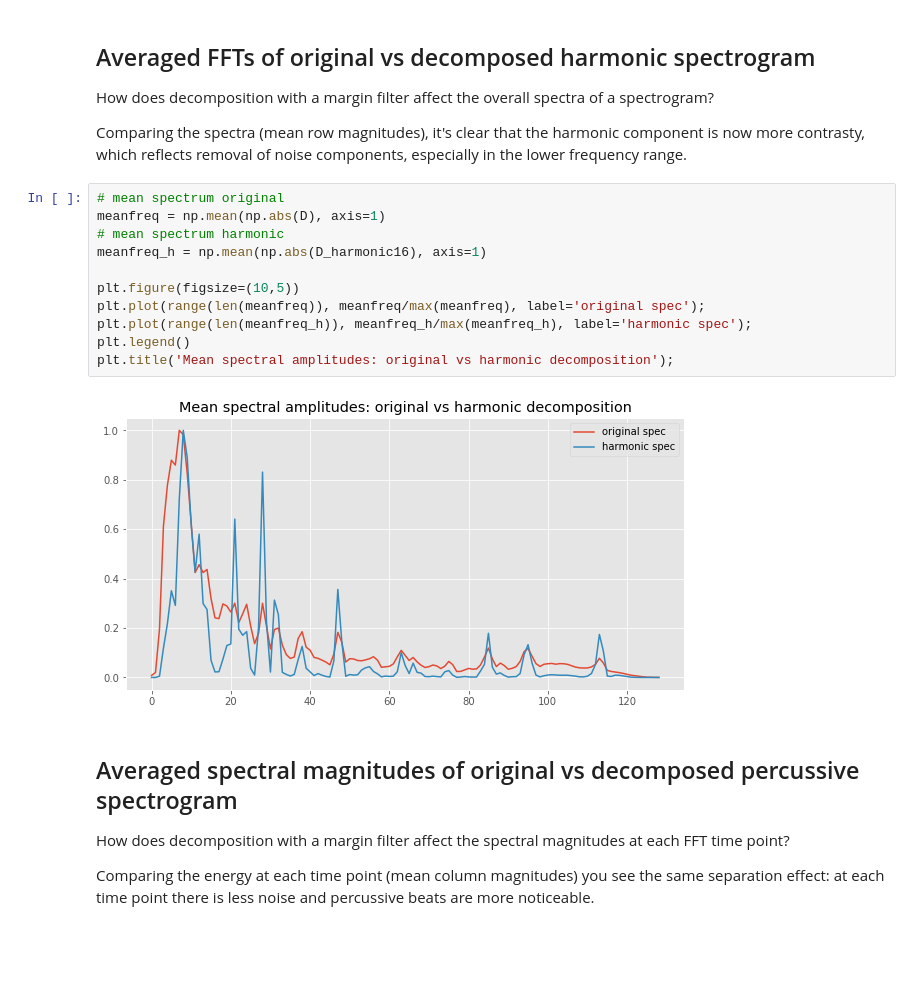
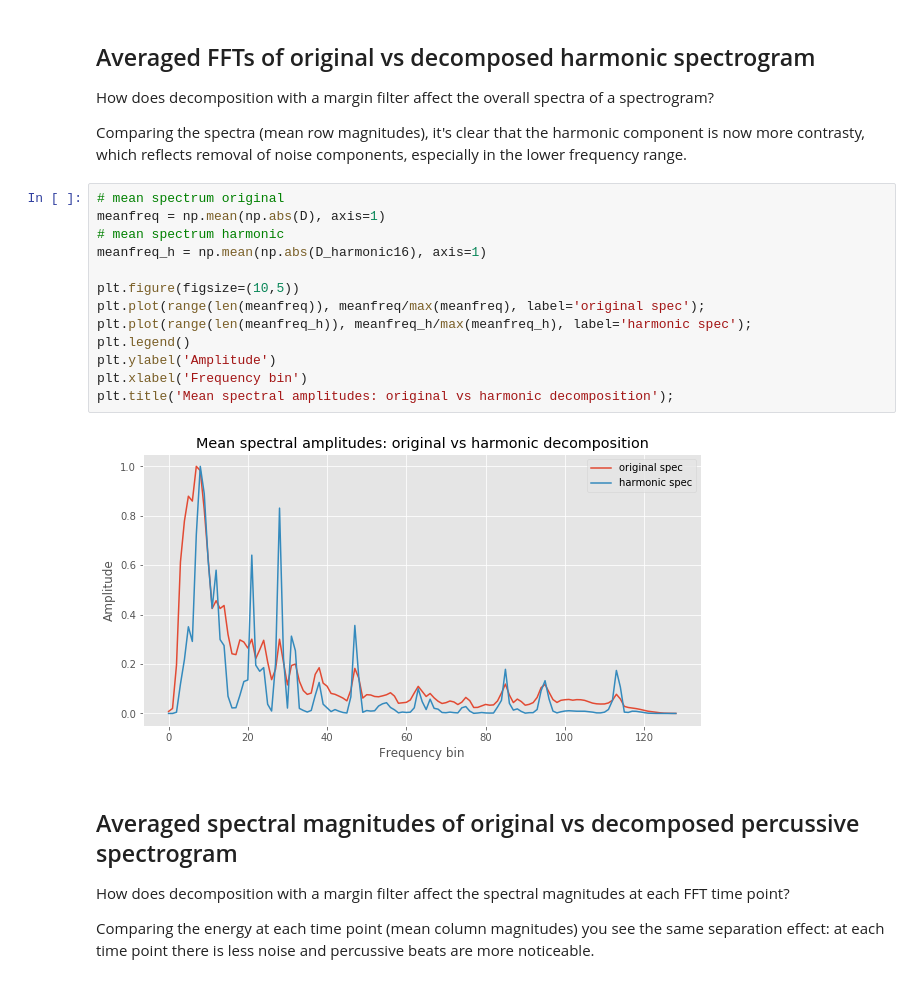
Before and after one commit to johnmburt/projects, a Jupyter notebook: music_genre_id/music_genre_id_visualize_features_vf.ipynb, the cells around one changed output. Saved outputs shown, nothing was run; the diff lists cells and outputs as text; blank space fills up the shorter version.

```diff
--- a/music_genre_id/music_genre_id_visualize_features_vf.ipynb
+++ b/music_genre_id/music_genre_id_visualize_features_vf.ipynb
@@ -209,16 +211,18 @@ Comparing the spectra (mean row magnitudes), it's clear that the harmonic compon
 # %%
 # mean spectrum original
 meanfreq = np.mean(np.abs(D), axis=1)
 # mean spectrum harmonic
 meanfreq_h = np.mean(np.abs(D_harmonic16), axis=1)
 
 plt.figure(figsize=(10,5))
 plt.plot(range(len(meanfreq)), meanfreq/max(meanfreq), label='original spec');
 plt.plot(range(len(meanfreq_h)), meanfreq_h/max(meanfreq_h), label='harmonic spec');
 plt.legend()
+plt.ylabel('Amplitude')
+plt.xlabel('Frequency bin')
 plt.title('Mean spectral amplitudes: original vs harmonic decomposition');
 # %% [output]
-[figure, old version]
+[figure, new version]
 # %% [markdown]
 ## Averaged spectral magnitudes of original vs decomposed percussive spectrogram
 
```
Also changed, not shown: parts of 7 cells of this notebook, 1 other file.
